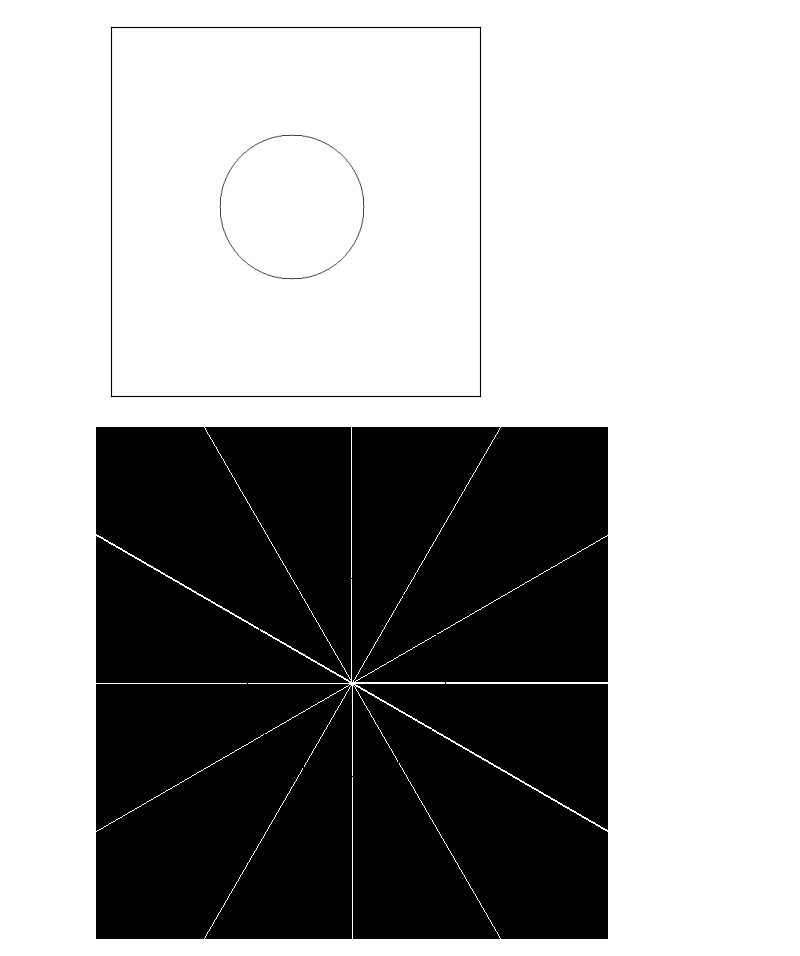
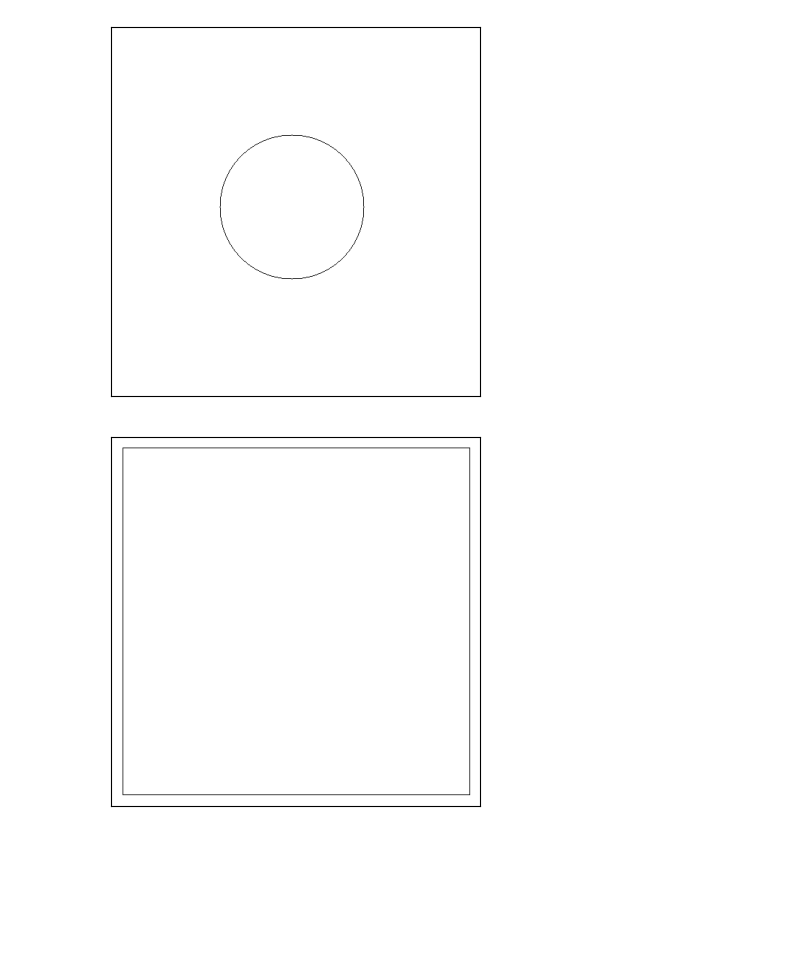
Before and after one commit to Hafiidz/ROS, a Jupyter notebook: codes/coordinate.ipynb, the cells around one changed output. Drawn from its saved outputs; the diff is of its cells as text; code cells hidden in the pictures; blank space fills up the shorter version.

```diff
--- a/codes/coordinate.ipynb
+++ b/codes/coordinate.ipynb
@@ -96,19 +96,23 @@ cv.circle(img=img_circle, center = (250,250), radius =100, color =(0,0,0), thick
 show_rgb_image(img_circle)
 # %% [output]
 [figure]
+# %%
+distance = 16
+img_rect = draw_blank_image(isWhite=True)
+w, h, _ = img_rect.shape
+cv.rectangle(img=img_rect, pt1=(distance,distance),pt2=(w-distance,h-distance), color =(0,0,0), thickness=1)
+
+show_rgb_image(img_rect)
+# %% [output]
+[figure, added]
 # %%
 def mergeImageGrid(img, grid):
     img_grid = Image.fromarray(grid)
     img_target = Image.fromarray(img)
 
-    img_blank = Image.fromarray(draw_blank_image())
+    img_blank = Image.fromarray(draw_blank_image(isWhite=True))
     img_mask = img_grid.convert("L").resize(img_grid.size)
     return Image.composite(img_target, img_blank, img_mask)
-
-im = mergeImageGrid(img_circle, grid_radial)
-display(im)
-# %% [output]
-[figure, removed]
 # %%
 def xyFromPILImage(image):
     img_np = np.array(image)
```
Also changed, not shown: parts of 6 cells of this notebook.
